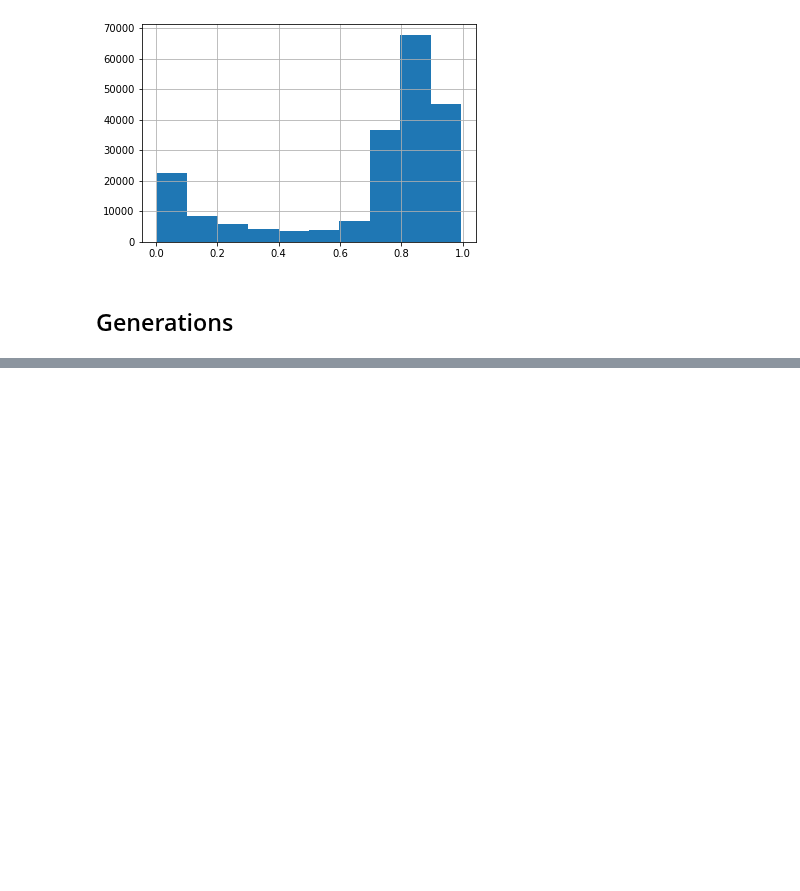
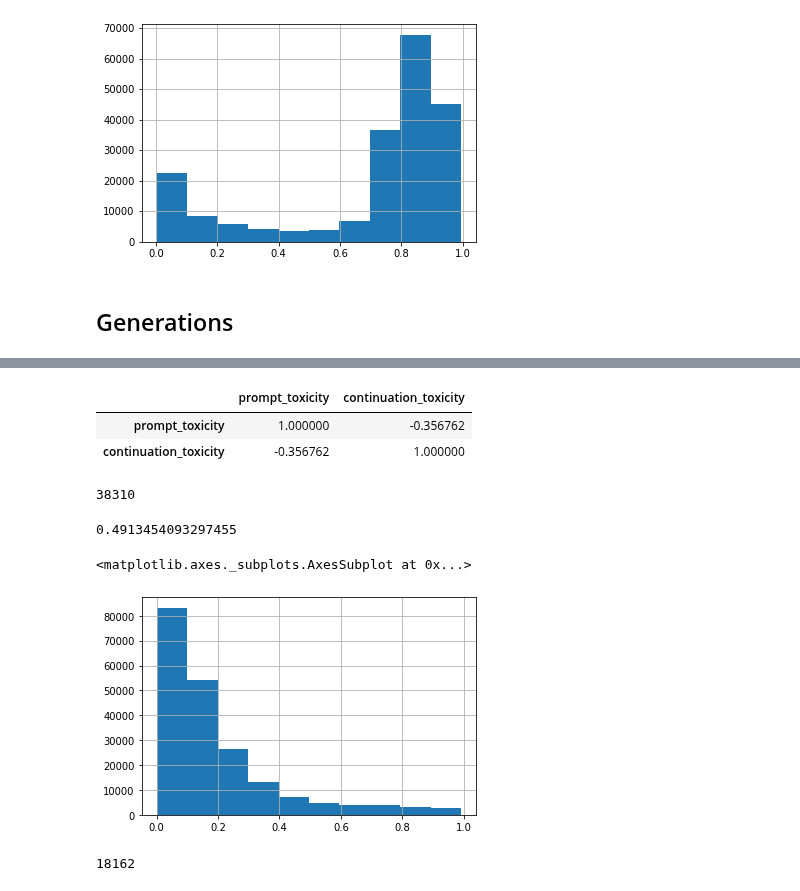
Before and after one commit to allenai/real-toxicity-prompts, a Jupyter notebook: notebooks/ngram_prompts.ipynb, the cells around one changed output, grey strips where cells are left out. Cells and saved outputs as stored; diff of their text form; code cells hidden in the pictures; blank space fills up the shorter version.

```diff
--- a/notebooks/ngram_prompts.ipynb
+++ b/notebooks/ngram_prompts.ipynb
@@ -56,3 +61,5 @@ df.continuation_toxicity.hist()
+# %%
+toxicity_scores = [r[0]['toxicity'] if r else None for r in cont_responses_unpacked]
 # %%
 with open('output/prompt-gens-gpt2-og.pkl', 'rb') as f:
     gens = pickle.load(f)
@@ -70,0 +68,7 @@ cont_responses_unpacked = [unpack_scores(x) if x else None for x in cont_respons
+# %%
+df['generation'] = gen_conts
+# %%
+df['generation_toxicity'] = toxicity_scores[:-1]
+# %%
+df = df[['filename', 'begin', 'end', 'prompt', 'continuations', 'generation', 'prompt_toxicity', 'continuation_toxicity', 'generation_toxicity']]
+df = df.rename(columns={'continuations': 'continuation'})
@@ -70,0 +91,24 @@ cont_responses_unpacked = [unpack_scores(x) if x else None for x in cont_respons
+# %%
+df[df.prompt_toxicity > 0.5][['prompt_toxicity', 'continuation_toxicity']].corr(method='pearson')
+# %% [output]
+|  | prompt_toxicity | continuation_toxicity |
+| prompt_toxicity | 1.000000 | -0.356762 |
+| continuation_toxicity | -0.356762 | 1.000000 |
+# %%
+len(df[df.prompt_toxicity > 0.5])
+# %% [output]
+38310
+# %%
+mean_difference = (df['continuation_toxicity'] - df['generation_toxicity']).mean()
+mean_difference
+# %% [output]
+0.4913454093297455
+# %%
+df.generation_toxicity.hist()
+# %% [output]
+<matplotlib.axes._subplots.AxesSubplot at 0x...>
+[figure, added]
+# %%
+len(df[df.generation_toxicity > 0.5])
+# %% [output]
+18162
```
Also changed, not shown: parts of 13 cells of this notebook, 1 other file.
